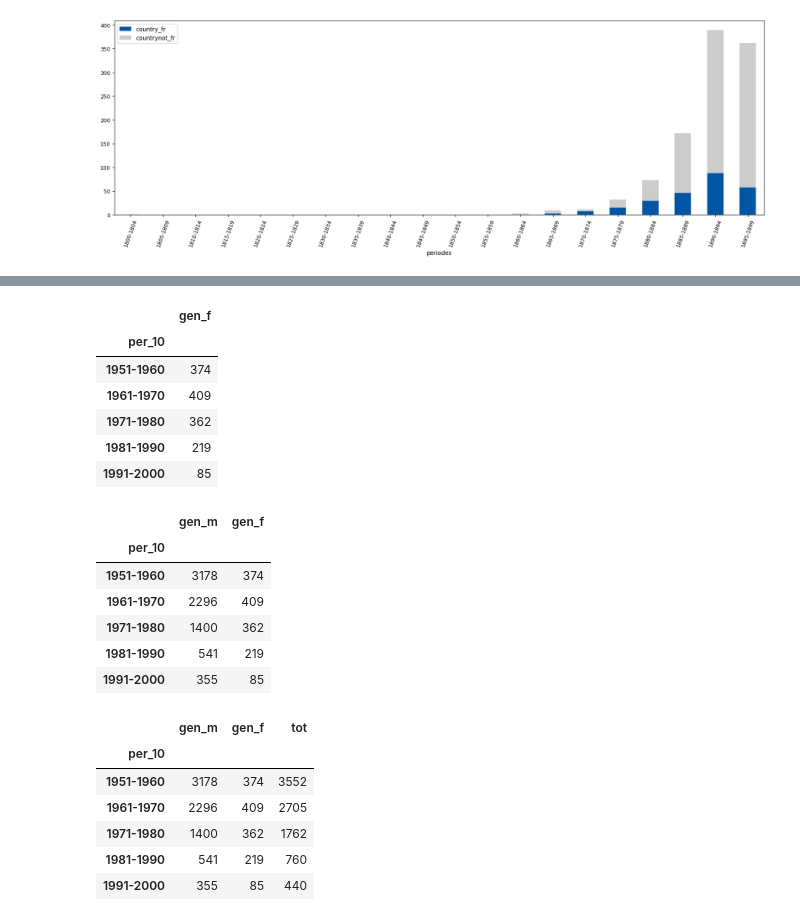
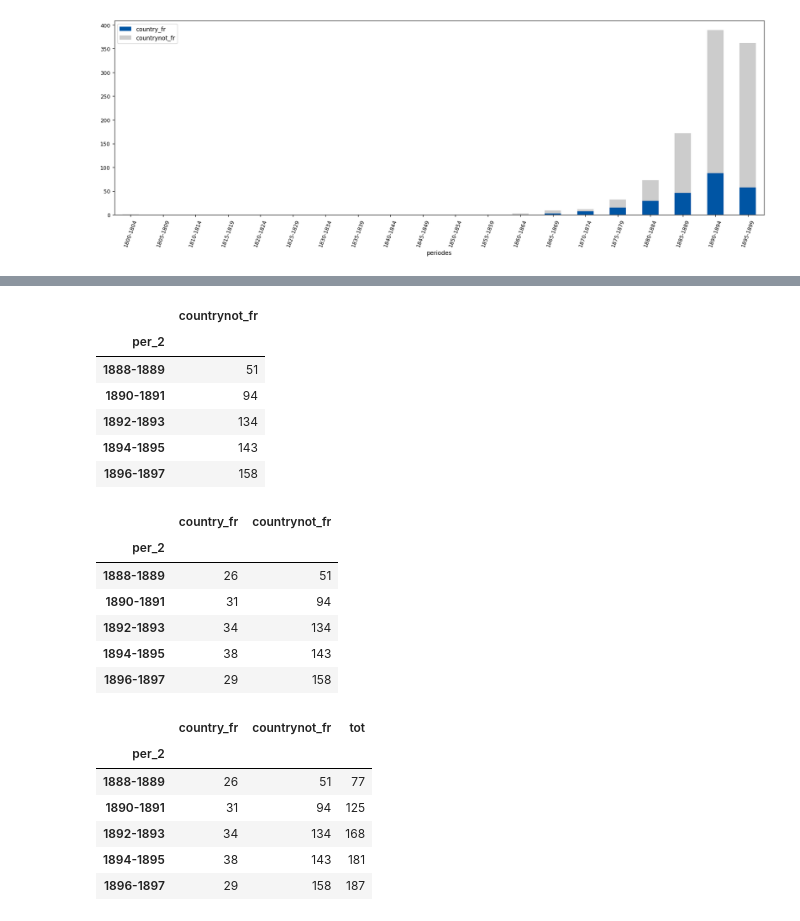
Before and after one commit to samohTDNM/Les-as-de-la-Grande-Guerre-, a Jupyter notebook: notebooks jupyter/asWW1_wdt_distribution_naissances_triplestore.ipynb, the cells around one changed output, grey strips where cells are left out. Saved outputs shown, nothing was run; the diff lists cells and outputs as text; code cells hidden in the pictures.

```diff
--- a/notebooks jupyter/asWW1_wdt_distribution_naissances_triplestore.ipynb
+++ b/notebooks jupyter/asWW1_wdt_distribution_naissances_triplestore.ipynb
@@ -386,12 +386,12 @@ print(l_10[:5],l_10[-5:])
 # %%
-### Découpage par décennies
-## fonction pd.cut : https://pandas.pydata.org/pandas-docs/stable/reference/api/pandas.cut.html
+### Découpage tous les deux ans
+# fonction pd.cut : https://pandas.pydata.org/pandas-docs/stable/reference/api/pandas.cut.html
 
-cdf_p['per_10'] = pd.cut(cdf_p['birthYear'], l_10, right=False)
+cdf_p['per_2'] = pd.cut(cdf_p['birthYear'], l_2, right=False)
 
 ### Transformer le code ajouté pour qu'il soit plus lisible
 # noter qu'on a arrondi les valeurs
-cdf_p['per_10'] = cdf_p['per_10'].apply(lambda x : str(int(x.left))+'-'+ str(int(x.right)-1))
+cdf_p['per_2'] = cdf_p['per_2'].apply(lambda x : str(int(x.left))+'-'+ str(int(x.right)-1))
 
 # Inspection
 cdf_p.head(3)
@@ -403,6 +403,7 @@ cdf_p.head(3)
 # %%
-### On regroupe par genre comme ci-dessus
-gender_m_10 = pd.DataFrame(cdf_p[(cdf_p.genCode == 'M') & (cdf_p.birthYear > 1850)].groupby('per_10').size())
-gender_m_10.columns = ['gen_m']
-gender_m_10.tail()
+### On regroupe par nationalité comme ci-dessus
+
+country_fr_2 = pd.DataFrame(cdf_p[(cdf_p.countryCode == 'FR') & (cdf_p.birthYear > 1850)].groupby('per_2').size())
+country_fr_2.columns = ['country_fr']
+country_fr_2.tail()
 # %% [output]
@@ -416,41 +417,41 @@ gender_m_10.tail()
 # %%
 ### Idem
-gender_f_10 = pd.DataFrame(cdf_p[(cdf_p.genCode == 'F')& (cdf_p.birthYear > 1850)].groupby('per_10').size())
-gender_f_10.columns = ['gen_f']
-gender_f_10.tail()
+countrynot_fr_2 = pd.DataFrame(cdf_p[(cdf_p.countryCode != 'FR')& (cdf_p.birthYear > 1850)].groupby('per_2').size())
+countrynot_fr_2.columns = ['countrynot_fr']
+countrynot_fr_2.tail()
 # %% [output]
-|  | gen_f |
-| per_10 |  |
-| 1951-1960 | 374 |
-| 1961-1970 | 409 |
-| 1971-1980 | 362 |
-| 1981-1990 | 219 |
-| 1991-2000 | 85 |
+|  | countrynot_fr |
+| per_2 |  |
+| 1888-1889 | 51 |
+| 1890-1891 | 94 |
+| 1892-1893 | 134 |
+| 1894-1895 | 143 |
+| 1896-1897 | 158 |
 # %%
-merged_10 = pd.merge(gender_m_10, gender_f_10, left_index=True, right_index=True)
-merged_10.tail()
+merged_2 = pd.merge(country_fr_2, countrynot_fr_2, left_index=True, right_index=True)
+merged_2.tail()
 # %% [output]
-|  | gen_m | gen_f |
-| per_10 |  |  |
-| 1951-1960 | 3178 | 374 |
-| 1961-1970 | 2296 | 409 |
-| 1971-1980 | 1400 | 362 |
-| 1981-1990 | 541 | 219 |
-| 1991-2000 | 355 | 85 |
+|  | country_fr | countrynot_fr |
+| per_2 |  |  |
+| 1888-1889 | 26 | 51 |
+| 1890-1891 | 31 | 94 |
+| 1892-1893 | 34 | 134 |
+| 1894-1895 | 38 | 143 |
+| 1896-1897 | 29 | 158 |
 # %%
 ### On transforme le type de valeur de l'index
 # et on ajoute une colonne avec le total
-merged_10.index = merged_10.index.map(str)
-merged_10['tot']=merged_10['gen_m']+merged_10['gen_f']
-merged_10.tail()
+merged_2.index = merged_2.index.map(str)
+merged_2['tot']=merged_2['country_fr']+merged_2['countrynot_fr']
+merged_2.tail()
 # %% [output]
-|  | gen_m | gen_f | tot |
-| per_10 |  |  |  |
-| 1951-1960 | 3178 | 374 | 3552 |
-| 1961-1970 | 2296 | 409 | 2705 |
-| 1971-1980 | 1400 | 362 | 1762 |
-| 1981-1990 | 541 | 219 | 760 |
-| 1991-2000 | 355 | 85 | 440 |
+|  | country_fr | countrynot_fr | tot |
+| per_2 |  |  |  |
+| 1888-1889 | 26 | 51 | 77 |
+| 1890-1891 | 31 | 94 | 125 |
+| 1892-1893 | 34 | 134 | 168 |
+| 1894-1895 | 38 | 143 | 181 |
+| 1896-1897 | 29 | 158 | 187 |
 # %%
 ### On prépare les valeurs pour l'affichage des fréquences (proportion par rapport au total)
 
```
Also changed, not shown: parts of 7 cells of this notebook, 1 other file.
